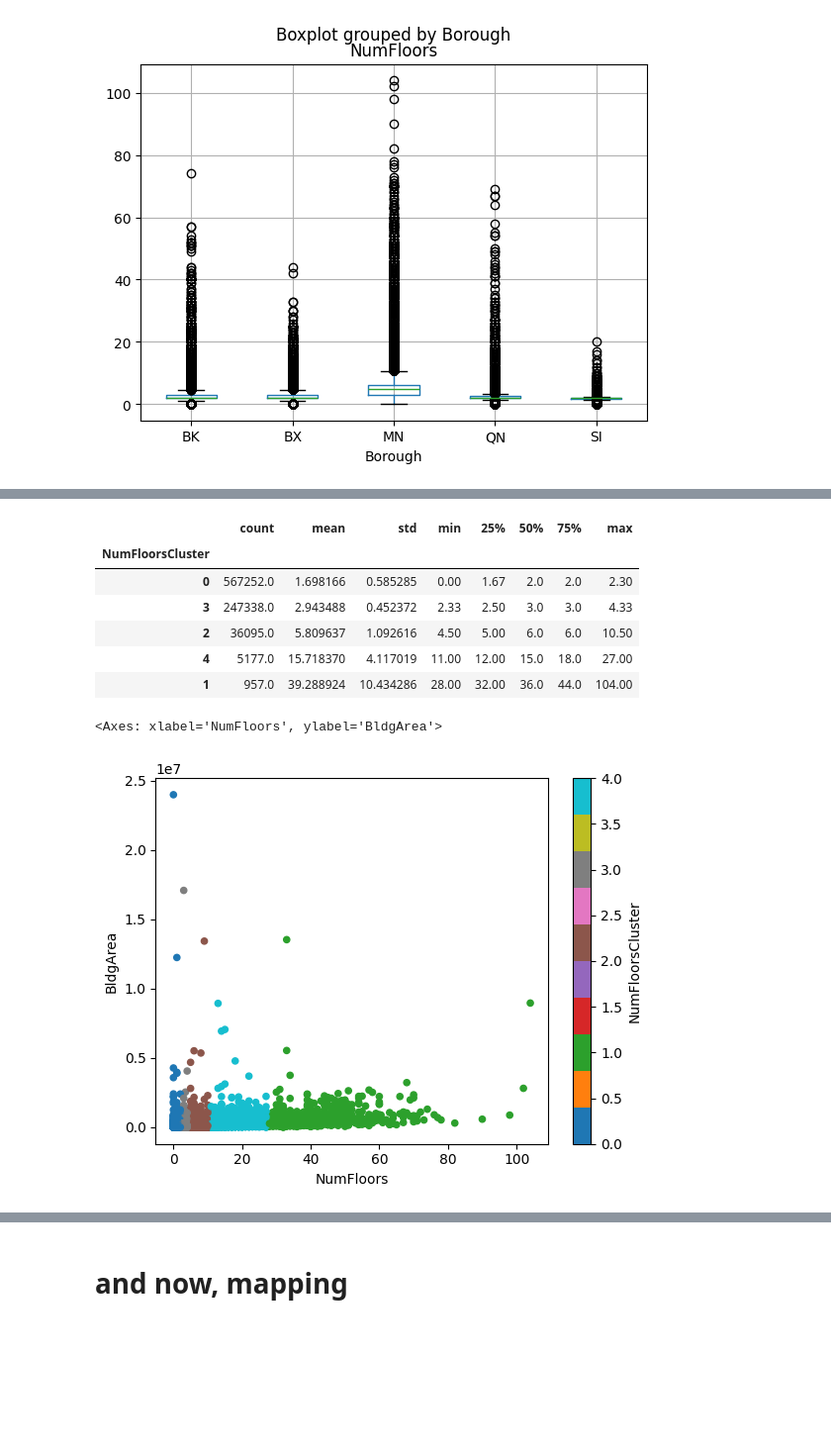
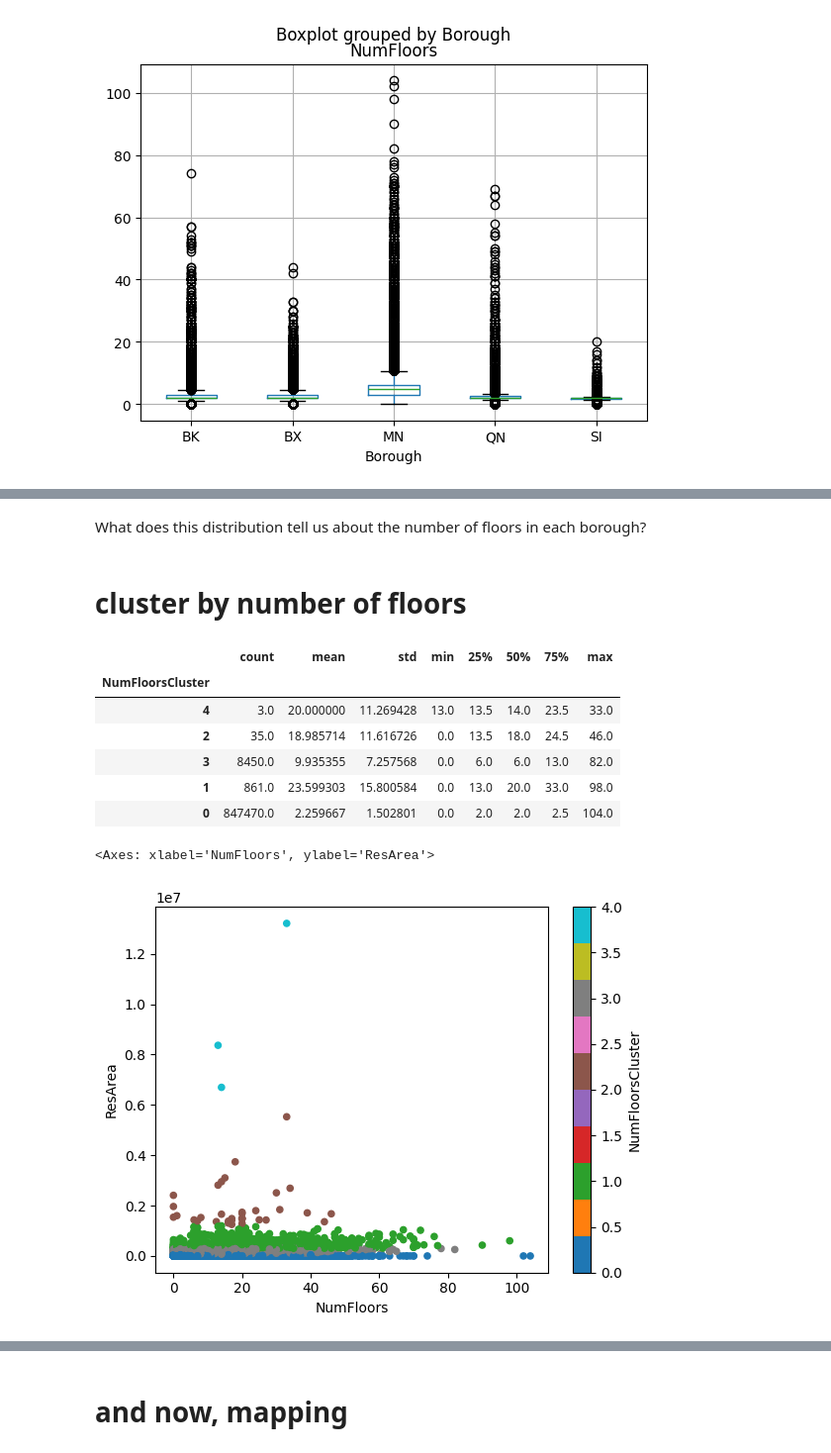
Before and after one commit to yumobennyyang/Mapping-Systems, a Jupyter notebook: Tutorials/01_vector_data_apis.ipynb, the cells around one changed output, grey strips where cells are left out. Shown at 99% size. Drawn from its saved outputs; the diff is of its cells as text; code cells hidden in the pictures; blank space fills up the shorter version.

```diff
--- a/Tutorials/01_vector_data_apis.ipynb
+++ b/Tutorials/01_vector_data_apis.ipynb
@@ -31,4 +30,4 @@ import pydeck as pdk
 # %%
 # pluto = gpd.read_file("../Data/nyc_mappluto_24v1_1_shp/MapPLUTO.shp")
 # %%
-pluto_ogrio = ogr.read_dataframe("../../Data/nyc_mappluto_24v1_1_shp/MapPLUTO.shp")
+pluto_ogrio = ogr.read_dataframe("../Data/nyc_mappluto_24v1_1_shp/MapPLUTO.shp")
@@ -205,23 +193,26 @@ pluto_ogrio[pluto_ogrio.Borough.eq("MN")]["NumFloors"].plot.hist(bins=10)
+# %% [markdown]
+What does this distribution tell us about the number of floors in each borough?
+# %% [markdown]
+# cluster by number of floors
 # %%
 # get clusters using kmeans
+
 kmeans = KMeans(n_clusters=5)
-kmeans.fit(pluto_ogrio[["NumFloors"]])
+kmeans.fit(pluto_ogrio[["NumFloors", "ResArea"]])
 
-pluto_ogrio["NumFloorsCluster"] = kmeans.predict(pluto_ogrio[["NumFloors"]])
+pluto_ogrio["NumFloorsCluster"] = kmeans.predict(pluto_ogrio[["NumFloors", "ResArea"]])
 # %%
 pluto_ogrio.groupby("NumFloorsCluster").NumFloors.describe().sort_values("max")
 # %% [output]
 |  | count | mean | std | min | 25% | 50% | 75% | max |
 | NumFloorsCluster |  |  |  |  |  |  |  |  |
-| 0 | 567252.0 | 1.698166 | 0.585285 | 0.00 | 1.67 | 2.0 | 2.0 | 2.30 |
-| 3 | 247338.0 | 2.943488 | 0.452372 | 2.33 | 2.50 | 3.0 | 3.0 | 4.33 |
-| 2 | 36095.0 | 5.809637 | 1.092616 | 4.50 | 5.00 | 6.0 | 6.0 | 10.50 |
-| 4 | 5177.0 | 15.718370 | 4.117019 | 11.00 | 12.00 | 15.0 | 18.0 | 27.00 |
-| 1 | 957.0 | 39.288924 | 10.434286 | 28.00 | 32.00 | 36.0 | 44.0 | 104.00 |
+| 4 | 3.0 | 20.000000 | 11.269428 | 13.0 | 13.5 | 14.0 | 23.5 | 33.0 |
+| 2 | 35.0 | 18.985714 | 11.616726 | 0.0 | 13.5 | 18.0 | 24.5 | 46.0 |
+| 3 | 8450.0 | 9.935355 | 7.257568 | 0.0 | 6.0 | 6.0 | 13.0 | 82.0 |
+| 1 | 861.0 | 23.599303 | 15.800584 | 0.0 | 13.0 | 20.0 | 33.0 | 98.0 |
+| 0 | 847470.0 | 2.259667 | 1.502801 | 0.0 | 2.0 | 2.0 | 2.5 | 104.0 |
 # %%
-pluto_ogrio.plot.scatter(
-    x="NumFloors", y="BldgArea", c="NumFloorsCluster", cmap="tab10"
-)
+pluto_ogrio.plot.scatter(x="NumFloors", y="ResArea", c="NumFloorsCluster", cmap="tab10")
 # %% [output]
-<Axes: xlabel='NumFloors', ylabel='BldgArea'>
+<Axes: xlabel='NumFloors', ylabel='ResArea'>
-[figure, old version]
+[figure, new version]
```
Also changed, not shown: parts of 22 cells of this notebook, 2 other files.
